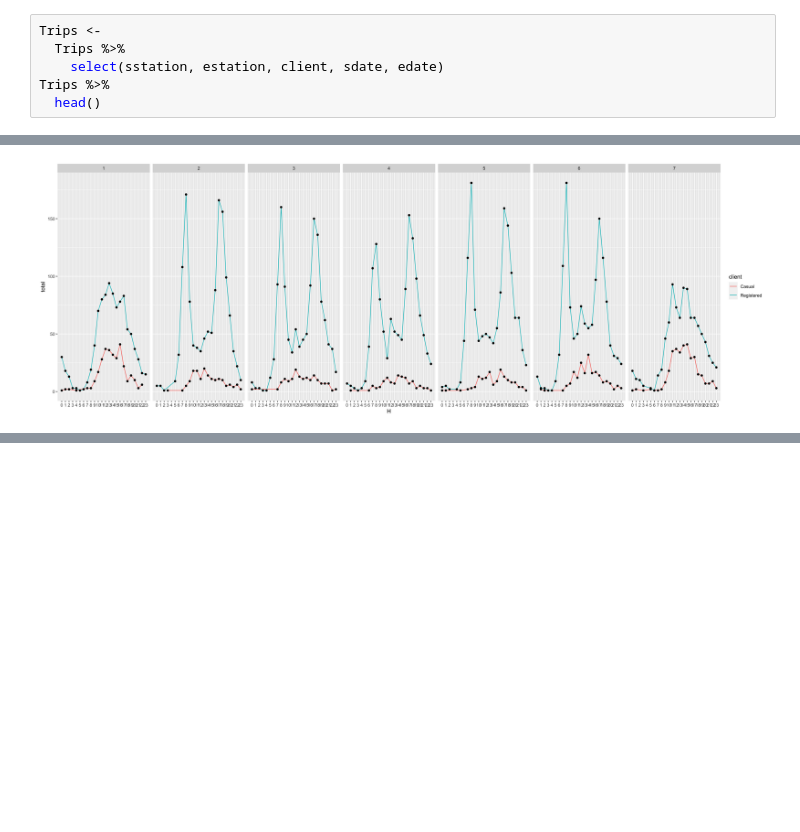
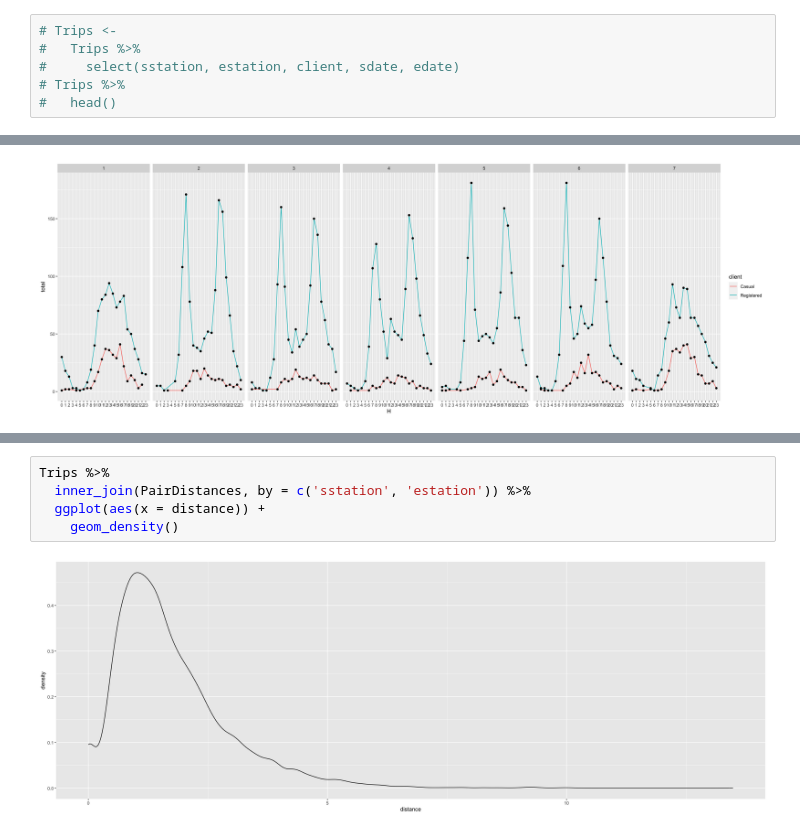
Before and after one commit to stat184-summer2023/a07-ggplot-davefriedman01, a Jupyter notebook: A07.ipynb, the cells around one changed output, grey strips where cells are left out. Drawn from its saved outputs; the diff is of its cells as text; blank space fills up the shorter version.

```diff
--- a/A07.ipynb
+++ b/A07.ipynb
@@ -79,6 +71,6 @@ A tibble: 6 × 2
 # %%
-Trips <-
-  Trips %>%
-    select(sstation, estation, client, sdate, edate)
-Trips %>%
-  head()
+# Trips <-
+#   Trips %>%
+#     select(sstation, estation, client, sdate, edate)
+# Trips %>%
+#   head()
@@ -213,0 +232,7 @@ Trips %>%
+# %%
+Trips %>%
+  inner_join(PairDistances, by = c('sstation', 'estation')) %>%
+  ggplot(aes(x = distance)) +
+    geom_density()
+# %% [output]
+[figure, added]
```
Also changed, not shown: parts of 9 cells of this notebook, 3 other files.
